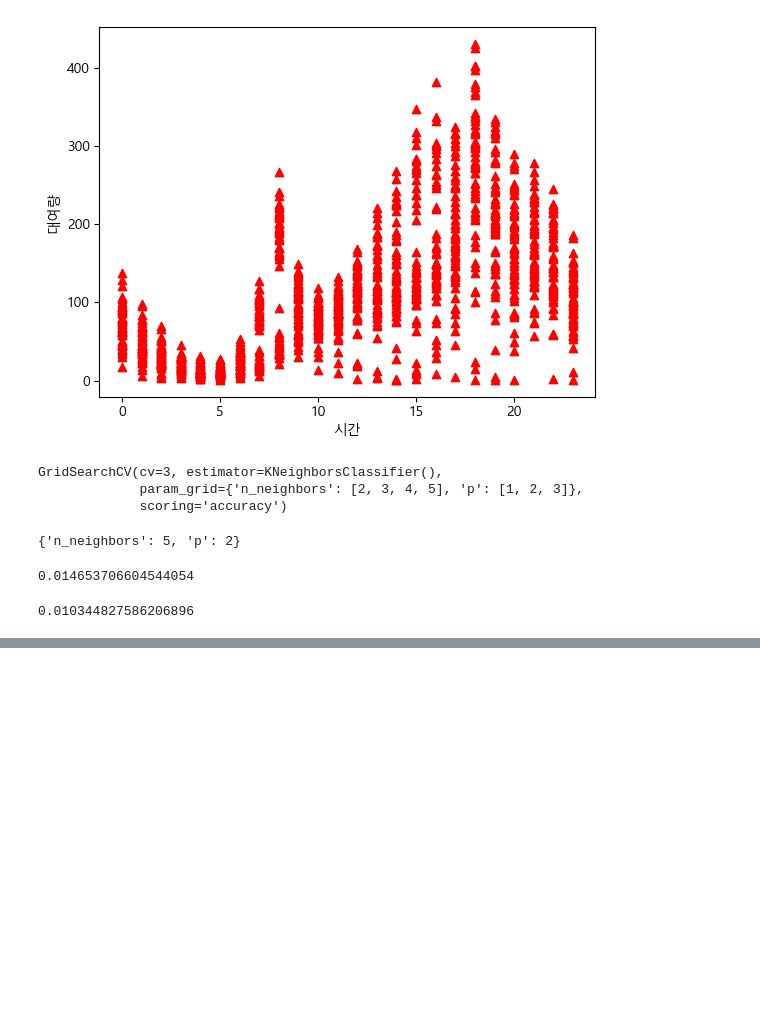
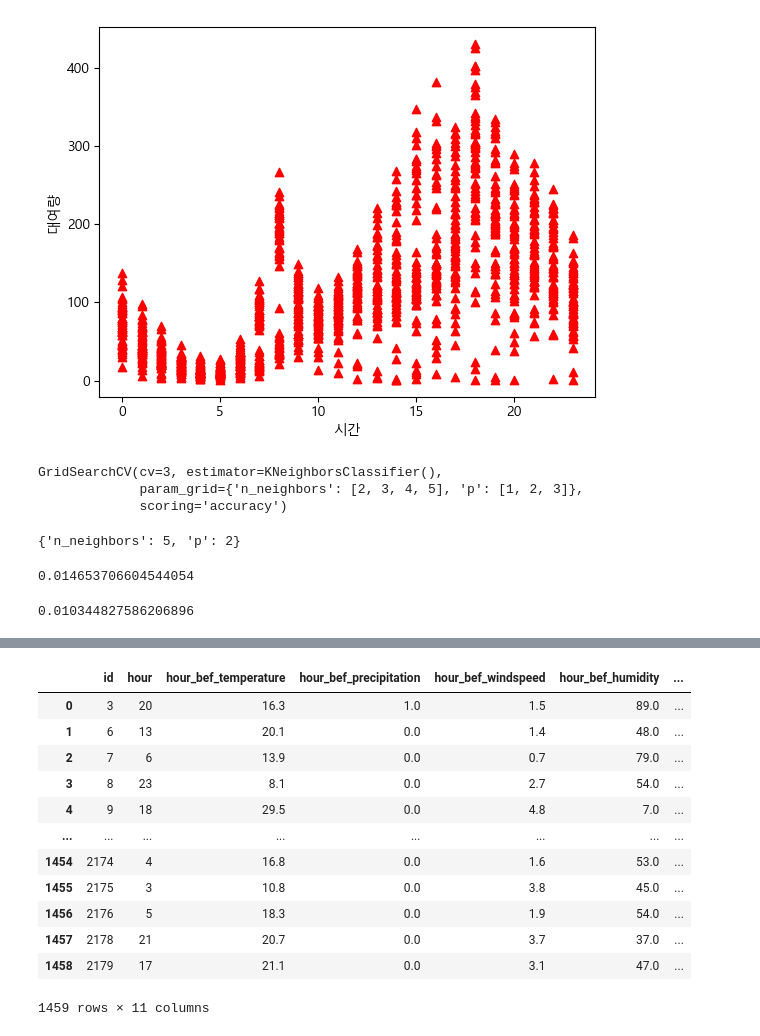
Before and after one commit to hongyeol-seo/ex_dacon_study, a Jupyter notebook: 데이콘/230315_서홍열_따릉이.ipynb, the cells around one changed output, grey strips where cells are left out. Saved outputs shown, nothing was run; the diff lists cells and outputs as text; code cells hidden in the pictures; blank space fills up the shorter version.

```diff
--- a/데이콘/230315_서홍열_따릉이.ipynb
+++ b/데이콘/230315_서홍열_따릉이.ipynb
@@ -323,0 +360,17 @@ all_algorithms = all_estimators(type_filter='regressor')
+# %%
+train
+# test
+# %% [output]
+|  | id | hour | hour_bef_temperature | hour_bef_precipitation | hour_bef_windspeed | hour_bef_humidity | ... |
+| 0 | 3 | 20 | 16.3 | 1.0 | 1.5 | 89.0 | ... |
+| 1 | 6 | 13 | 20.1 | 0.0 | 1.4 | 48.0 | ... |
+| 2 | 7 | 6 | 13.9 | 0.0 | 0.7 | 79.0 | ... |
+| 3 | 8 | 23 | 8.1 | 0.0 | 2.7 | 54.0 | ... |
+| 4 | 9 | 18 | 29.5 | 0.0 | 4.8 | 7.0 | ... |
+| ... | ... | ... | ... | ... | ... | ... | ... |
+| 1454 | 2174 | 4 | 16.8 | 0.0 | 1.6 | 53.0 | ... |
+| 1455 | 2175 | 3 | 10.8 | 0.0 | 3.8 | 45.0 | ... |
+| 1456 | 2176 | 5 | 18.3 | 0.0 | 1.9 | 54.0 | ... |
+| 1457 | 2178 | 21 | 20.7 | 0.0 | 3.7 | 37.0 | ... |
+| 1458 | 2179 | 17 | 21.1 | 0.0 | 3.1 | 47.0 | ... |
+1459 rows × 11 columns
```
Also changed, not shown: parts of 10 cells of this notebook, 6 other files.
